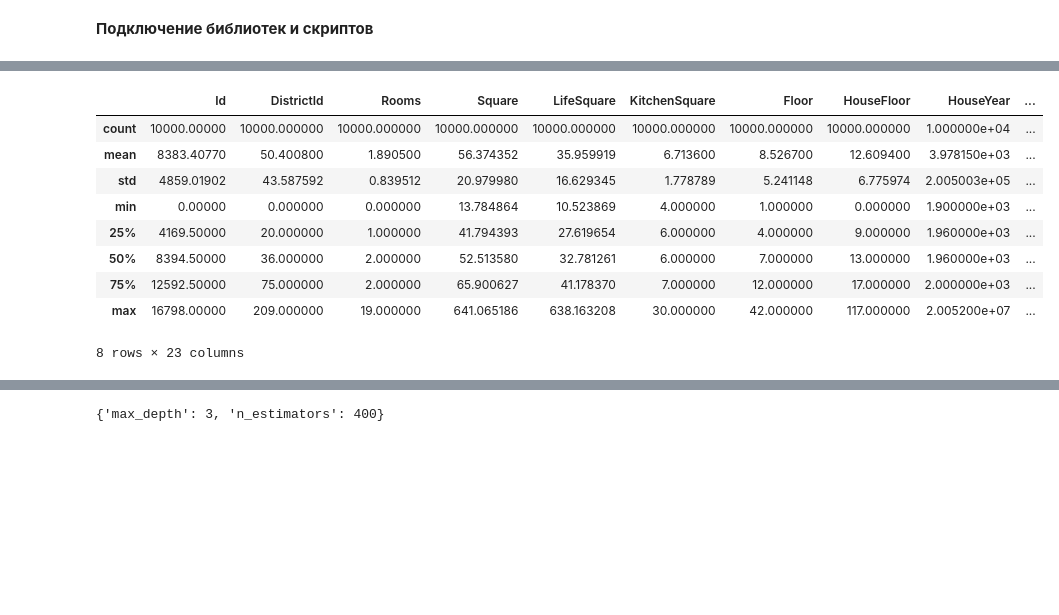
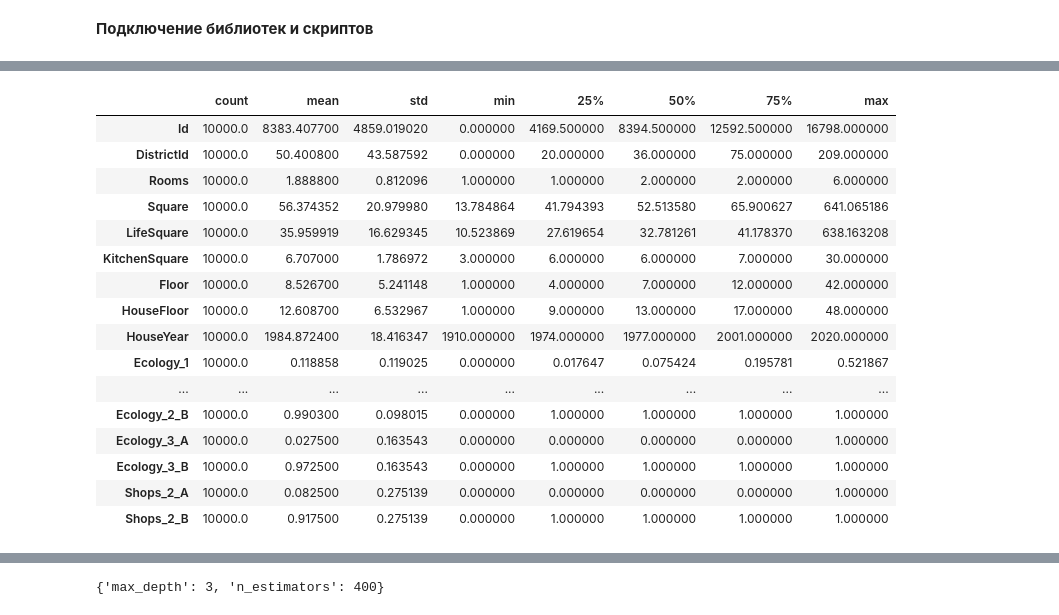
Before and after one commit to albul-k/gb_python_data_science_libs, a Jupyter notebook: course_work_train.ipynb, the cells around one changed output, grey strips where cells are left out. Saved outputs shown, nothing was run; the diff lists cells and outputs as text; code cells hidden in the pictures; blank space fills up the shorter version.

```diff
--- a/course_work_train.ipynb
+++ b/course_work_train.ipynb
@@ -76,7 +76,7 @@ class DataPipeline:
         """Сохранение статистик"""
         self.medians = df[['LifeSquare', 'Healthcare_1']].median()
 
-    def transform(self, df):
+    def transform_0(self, df):
         """Трансформация данных"""
 
         # 1. Пропуски
@@ -94,22 +94,19 @@ class DataPipeline:
         df.loc[(df['LifeSquare'] > df['Square']), 'LifeSquare'] = df['Square']
 
         #
-        df.loc[((df['KitchenSquare'] > df['LifeSquare']*0.3) | (df['KitchenSquare'] < 4)), 'KitchenSquare'] = df['KitchenSquare'].median()
+        df.loc[((df['KitchenSquare'] > df['LifeSquare']*0.3) | (df['KitchenSquare'] < 3)), 'KitchenSquare'] = df['KitchenSquare'].median()
 
         #
-        #df.loc[(df['KitchenSquare'] > df['LifeSquare']), 'KitchenSquare'] = df['LifeSquare']
+        df.loc[(df['HouseYear'] > 2020), 'HouseYear'] = 2020
 
+        #
+        df.loc[((df['Rooms'] > 6) | (df['Rooms'] < 1)), 'Rooms'] = df['Rooms'].median()
 
-        # 3. Новые фичи (features)
+        #
+        df.loc[(df['HouseFloor'] < 1), 'HouseFloor'] = 1
 
-        # Доля спален в общем кол-ве комнат
-        #df['bedroom_share'] = df['total_bedrooms'] / df['total_rooms'] * 100
-        # Сколько человек в среднем живут в одной комнате
-        #df['population_per_room'] = df['population'] / df['total_rooms']
-
-        #df['HouseYear'] = df['HouseYear'] // 5 * 5
-
-        df['Price'] = df['Price'] // 10000 * 10000
+        #
+        df.loc[(df['HouseFloor'] > 50), 'HouseFloor'] = df['HouseFloor'].median()
 
         # 4. Обработка категорий
         df = pd.concat([df, pd.get_dummies(df['Ecology_2'], prefix='Ecology_2', dtype='int8')], axis=1)
@@ -117,5 +114,15 @@ class DataPipeline:
         df = pd.concat([df, pd.get_dummies(df['Shops_2'], prefix='Shops_2', dtype='int8')], axis=1)
 
         return df
+
+    def transform_1(self, df):
+        # 3. Новые фичи (features)
+
+        #
+        #df['SquareMeterPrice'] = df['Price'] / df['Square']
+
+        df['Price'] = df['Price'] // 10000 * 10000
+
+        return df
 # %%
 DATASET_PATH = 'train.csv'
@@ -125,12 +133,19 @@ REPORTS_FILE_PATH = './reports/'
 SCALER_FILE_PATH = './models/scaler.pkl'
 MODEL_FILE_PATH = './models/model.pkl'
 # %%
+pipe = DataPipeline()
+
 df = pd.read_csv(DATASET_PATH)
 df = reduce_mem_usage(df)
 
-pipe = DataPipeline()
 pipe.fit(df)
-df = pipe.transform(df)
+df = pipe.transform_0(df)
+df = pipe.transform_1(df)
+
+X_final = pd.read_csv(TEST_DATASET_PATH)
+X_final = reduce_mem_usage(X_final)
+pipe.fit(X_final)
+X_final = pipe.transform_0(X_final)
 # %% [output]
 Memory usage of dataframe is 1.53 MB
 Memory usage after optimization is: 0.49 MB
@@ -168,13 +176,20 @@ dtype: int64
 # %%
-df.describe()
+df.describe().T
 # %% [output]
-|  | Id | DistrictId | Rooms | Square | LifeSquare | KitchenSquare | Floor | HouseFloor | HouseYear | ... |
-| count | 10000.00000 | 10000.000000 | 10000.000000 | 10000.000000 | 10000.000000 | 10000.000000 | 10000.000000 | 10000.000000 | 1.000000e+04 | ... |
-| mean | 8383.40770 | 50.400800 | 1.890500 | 56.374352 | 35.959919 | 6.713600 | 8.526700 | 12.609400 | 3.978150e+03 | ... |
-| std | 4859.01902 | 43.587592 | 0.839512 | 20.979980 | 16.629345 | 1.778789 | 5.241148 | 6.775974 | 2.005003e+05 | ... |
-| min | 0.00000 | 0.000000 | 0.000000 | 13.784864 | 10.523869 | 4.000000 | 1.000000 | 0.000000 | 1.900000e+03 | ... |
-| 25% | 4169.50000 | 20.000000 | 1.000000 | 41.794393 | 27.619654 | 6.000000 | 4.000000 | 9.000000 | 1.960000e+03 | ... |
-| 50% | 8394.50000 | 36.000000 | 2.000000 | 52.513580 | 32.781261 | 6.000000 | 7.000000 | 13.000000 | 1.960000e+03 | ... |
-| 75% | 12592.50000 | 75.000000 | 2.000000 | 65.900627 | 41.178370 | 7.000000 | 12.000000 | 17.000000 | 2.000000e+03 | ... |
-| max | 16798.00000 | 209.000000 | 19.000000 | 641.065186 | 638.163208 | 30.000000 | 42.000000 | 117.000000 | 2.005200e+07 | ... |
+|  | count | mean | std | min | 25% | 50% | 75% | max |
+| Id | 10000.0 | 8383.407700 | 4859.019020 | 0.000000 | 4169.500000 | 8394.500000 | 12592.500000 | 16798.000000 |
+| DistrictId | 10000.0 | 50.400800 | 43.587592 | 0.000000 | 20.000000 | 36.000000 | 75.000000 | 209.000000 |
+| Rooms | 10000.0 | 1.888800 | 0.812096 | 1.000000 | 1.000000 | 2.000000 | 2.000000 | 6.000000 |
+| Square | 10000.0 | 56.374352 | 20.979980 | 13.784864 | 41.794393 | 52.513580 | 65.900627 | 641.065186 |
+| LifeSquare | 10000.0 | 35.959919 | 16.629345 | 10.523869 | 27.619654 | 32.781261 | 41.178370 | 638.163208 |
+| KitchenSquare | 10000.0 | 6.707000 | 1.786972 | 3.000000 | 6.000000 | 6.000000 | 7.000000 | 30.000000 |
+| Floor | 10000.0 | 8.526700 | 5.241148 | 1.000000 | 4.000000 | 7.000000 | 12.000000 | 42.000000 |
+| HouseFloor | 10000.0 | 12.608700 | 6.532967 | 1.000000 | 9.000000 | 13.000000 | 17.000000 | 48.000000 |
+| HouseYear | 10000.0 | 1984.872400 | 18.416347 | 1910.000000 | 1974.000000 | 1977.000000 | 2001.000000 | 2020.000000 |
+| Ecology_1 | 10000.0 | 0.118858 | 0.119025 | 0.000000 | 0.017647 | 0.075424 | 0.195781 | 0.521867 |
+| ... | ... | ... | ... | ... | ... | ... | ... | ... |
+| Ecology_2_B | 10000.0 | 0.990300 | 0.098015 | 0.000000 | 1.000000 | 1.000000 | 1.000000 | 1.000000 |
+| Ecology_3_A | 10000.0 | 0.027500 | 0.163543 | 0.000000 | 0.000000 | 0.000000 | 0.000000 | 1.000000 |
+| Ecology_3_B | 10000.0 | 0.972500 | 0.163543 | 0.000000 | 1.000000 | 1.000000 | 1.000000 | 1.000000 |
+| Shops_2_A | 10000.0 | 0.082500 | 0.275139 | 0.000000 | 0.000000 | 0.000000 | 0.000000 | 1.000000 |
+| Shops_2_B | 10000.0 | 0.917500 | 0.275139 | 0.000000 | 1.000000 | 1.000000 | 1.000000 | 1.000000 |
-8 rows × 23 columns
```
Also changed, not shown: parts of 29 cells of this notebook, 7 other files.
